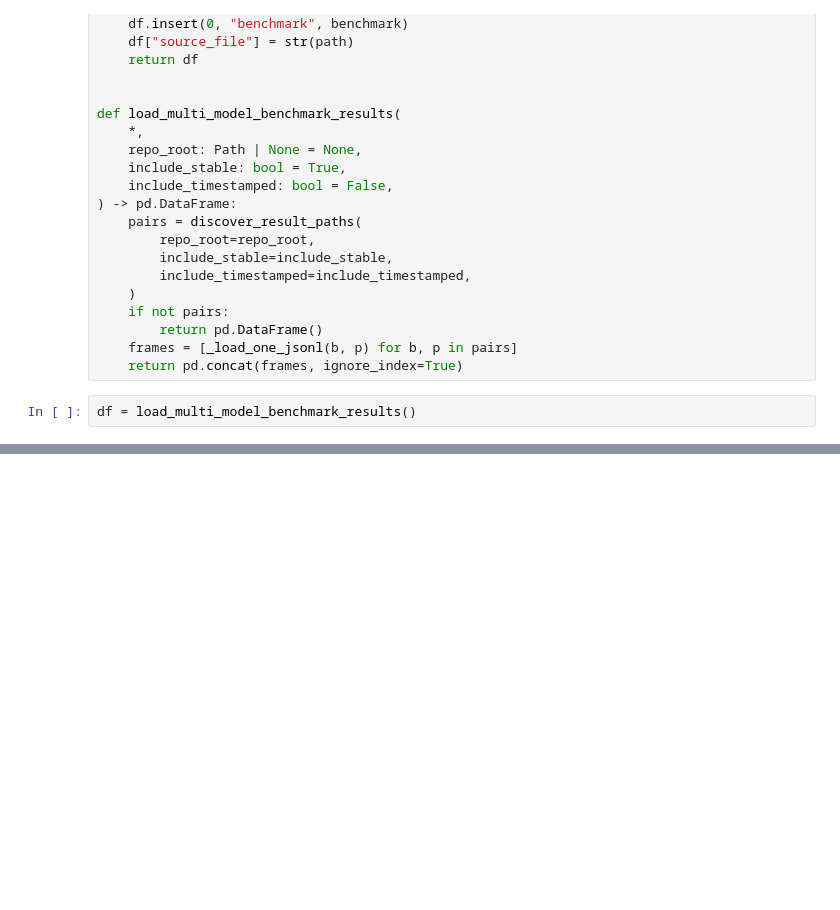
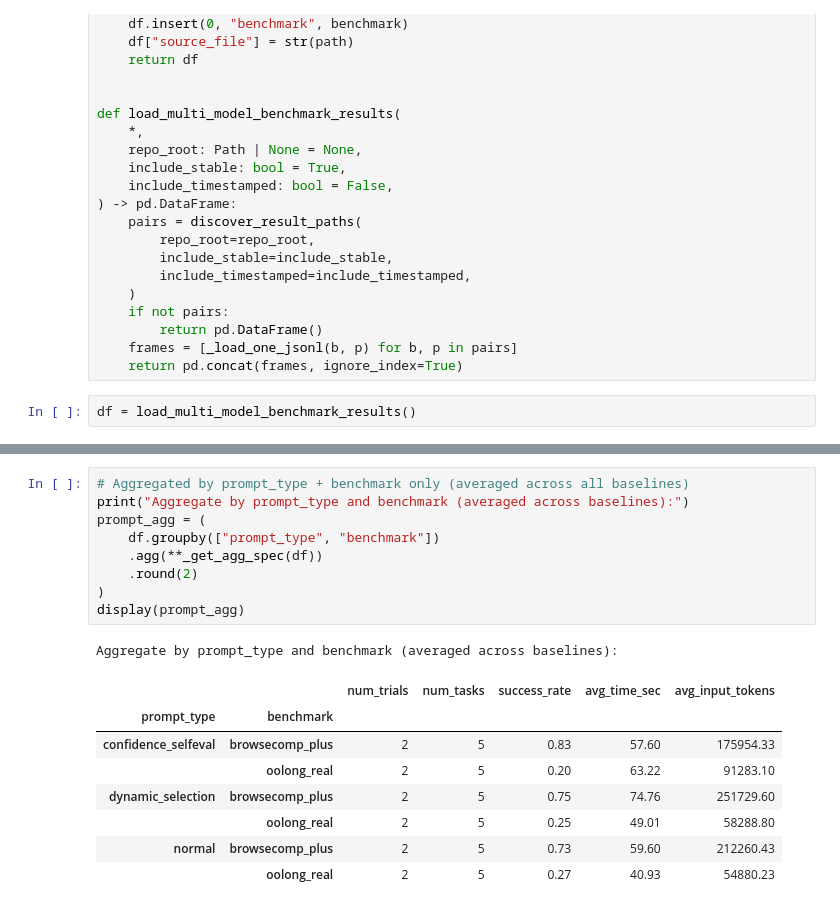
Before and after one commit to Dyu331/Recursive_Language_Model, a Jupyter notebook: load_multi_model_benchmark_results.ipynb, the cells around one changed output, grey strips where cells are left out. Drawn from its saved outputs; the diff is of its cells as text; blank space fills up the shorter version.

```diff
--- a/load_multi_model_benchmark_results.ipynb
+++ b/load_multi_model_benchmark_results.ipynb
@@ -164,0 +195,19 @@ Aggregate by benchmark and baseline:
+# %%
+# Aggregated by prompt_type + benchmark only (averaged across all baselines)
+print("Aggregate by prompt_type and benchmark (averaged across baselines):")
+prompt_agg = (
+    df.groupby(["prompt_type", "benchmark"])
+    .agg(**_get_agg_spec(df))
+    .round(2)
+)
+display(prompt_agg)
+# %% [output]
+Aggregate by prompt_type and benchmark (averaged across baselines):
+|  |  | num_trials | num_tasks | success_rate | avg_time_sec | avg_input_tokens |
+| prompt_type | benchmark |  |  |  |  |  |
+| confidence_selfeval | browsecomp_plus | 2 | 5 | 0.83 | 57.60 | 175954.33 |
+|  | oolong_real | 2 | 5 | 0.20 | 63.22 | 91283.10 |
+| dynamic_selection | browsecomp_plus | 2 | 5 | 0.75 | 74.76 | 251729.60 |
+|  | oolong_real | 2 | 5 | 0.25 | 49.01 | 58288.80 |
+| normal | browsecomp_plus | 2 | 5 | 0.73 | 59.60 | 212260.43 |
+|  | oolong_real | 2 | 5 | 0.27 | 40.93 | 54880.23 |
```
Also changed, not shown: parts of 5 cells of this notebook, 18 other files.
